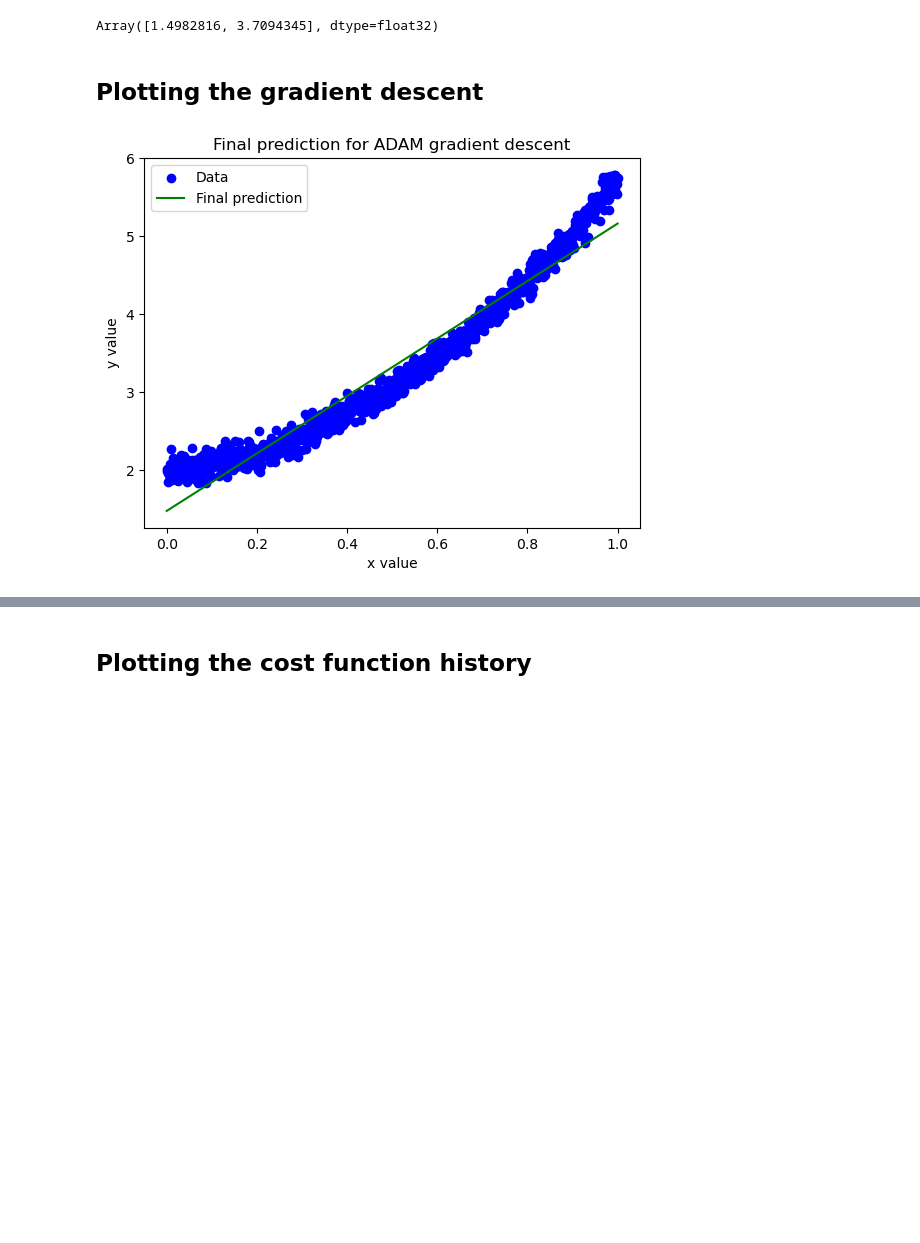
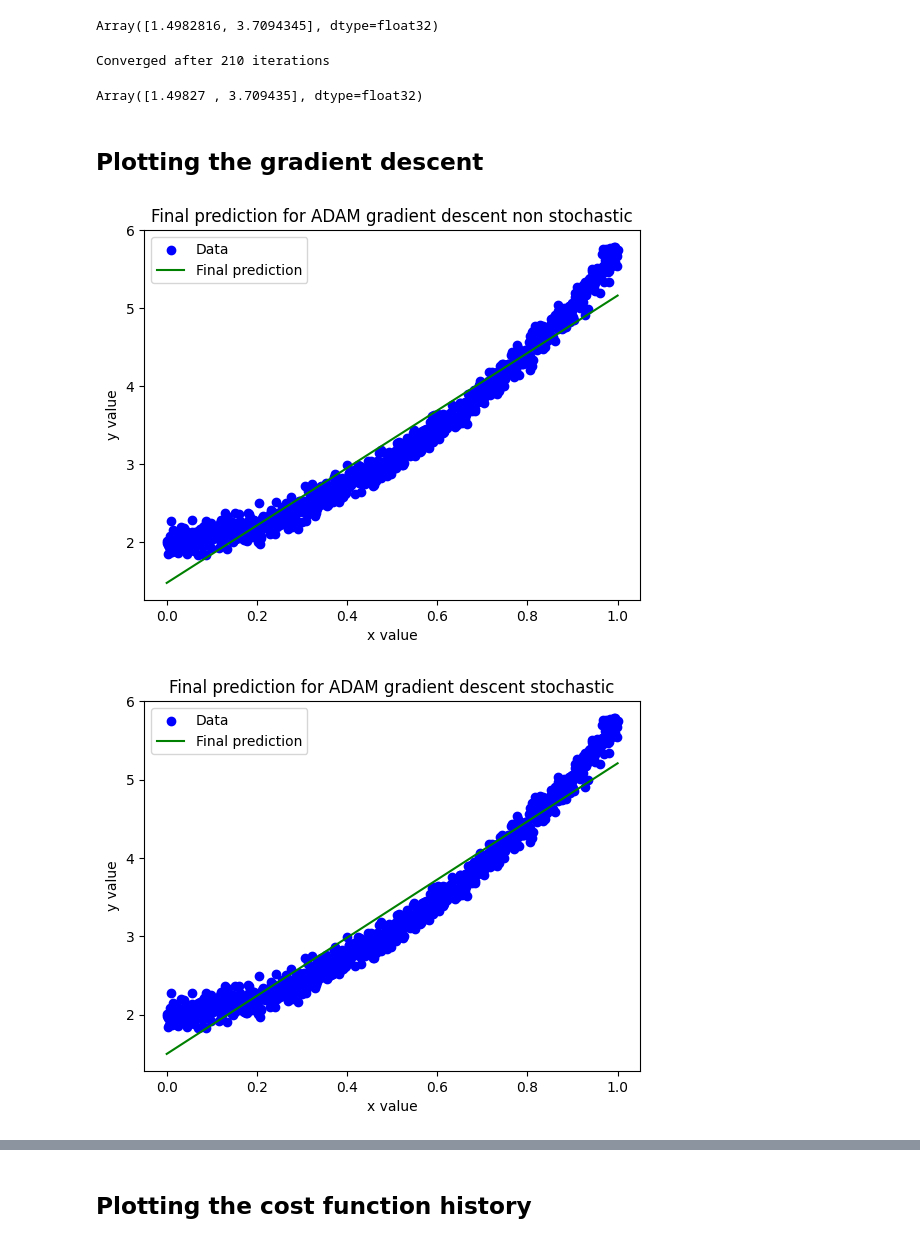
Before and after one commit to Johannesfjeldsaa/FYS-STK4155_Projects, a Jupyter notebook: Project 2/Test and plot GD.ipynb, the cells around one changed output, grey strips where cells are left out. Saved outputs shown, nothing was run; the diff lists cells and outputs as text; code cells hidden in the pictures; blank space fills up the shorter version.

```diff
--- a/Project 2/Test and plot GD.ipynb
+++ b/Project 2/Test and plot GD.ipynb
@@ -76,14 +79,53 @@ grad_descentADAM_stoc.iterate(iteration_method="Stochastic",
 # %% [output]
 Converged after 193 iterations
 Array([1.4982816, 3.7094345], dtype=float32)
+# %%
+np.random.seed(505) # Set seed for reproducibility
+
+# Set parameters
+learning_rate = 0.1
+tol=1e-3
+momentum=0.5
+delta= 1e-8
+rho1 = 0.9
+rho2 = 0.99
+
+grad_descentAdagrad = GradientDescentAdagrad(delta, rho1, X=X, y=y,
+                                       learning_rate=learning_rate, tol=tol,
+                                       cost_function=cost_function_OLS,
+                                       analytic_gradient=analytical_gradient,
+                                       record_history=True)
+
+grad_descentAdagrad_stoc = GradientDescentAdagrad(delta, rho1, X=X, y=y,
+                                            learning_rate=learning_rate, tol=tol,
+                                            cost_function=cost_function_OLS,
+                                            analytic_gradient=analytical_gradient,
+                                            skip_convergence_check=True,
+                                            record_history=True)
+max_iter = 100000
+max_epochs = 10
+
+grad_descentADAM.iterate(iteration_method="Full",
+                         max_iter=max_iter)
+
+grad_descentADAM_stoc.iterate(iteration_method="Stochastic",
+                              max_epoch=max_epochs,
+                              num_batches=100)
+# %% [output]
+Converged after 210 iterations
+Array([1.49827 , 3.709435], dtype=float32)
 # %% [markdown]
 ## Plotting the gradient descent
 # %%
-betas = grad_descentADAM.betas
-y_preds = [X @ beta for beta in betas]
+betas_adam_plain = grad_descentADAM.betas
+y_preds_adam_plain = [X @ beta for beta in betas_adam_plain]
+betas_adam_stoc = grad_descentADAM_stoc.betas
+y_preds_adam_stoc = [X @ beta for beta in betas_adam_stoc]
 # %%
 plotter = Plott_creator()
-plotter.plot_regression(x, y, y_preds, 'Final prediction for ADAM gradient descent', save_fig=True)
+plotter.plot_regression(x, y, y_preds_adam_plain, 'Final prediction for ADAM gradient descent non stochastic', save_fig=True)
+plotter.plot_regression(x, y, y_preds_adam_stoc, 'Final prediction for ADAM gradient descent stochastic', save_fig=True)
 # %% [output]
-[figure, old version]
+[figure, new version]
+[figure, added]
 # %%
```
Also changed, not shown: parts of 4 cells of this notebook, 4 other files.
